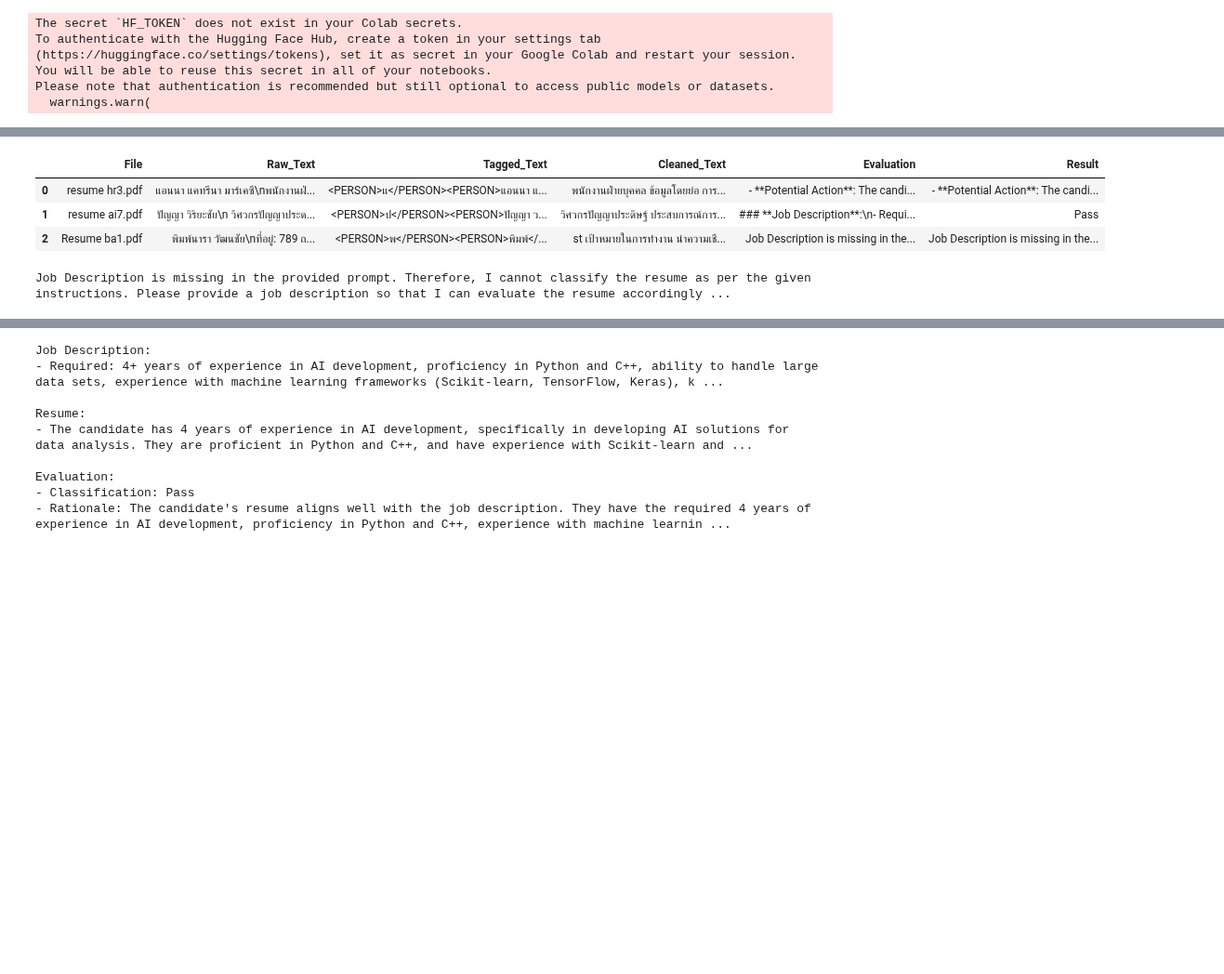
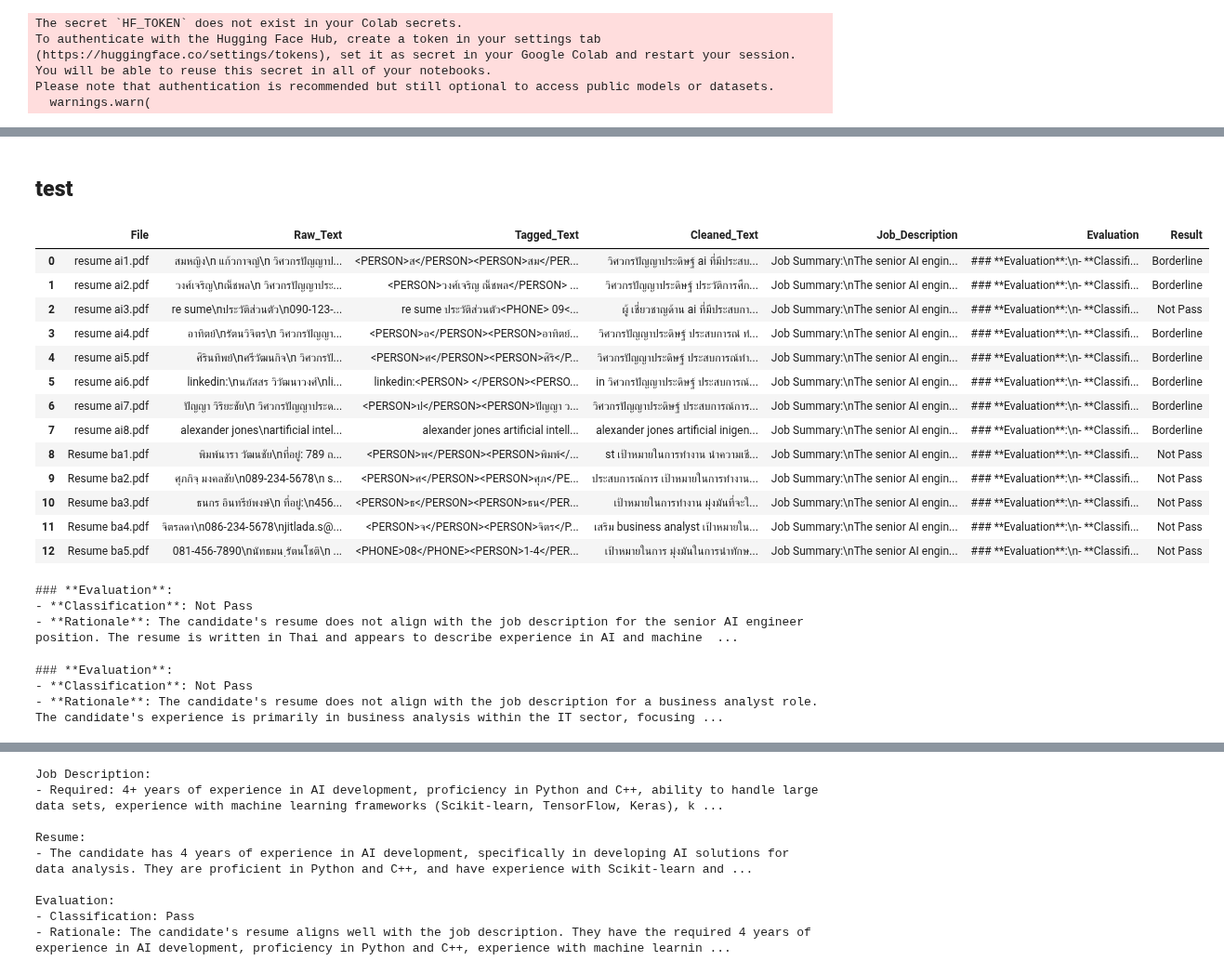
Before and after one commit to nxxk23/AI-Engineer, a Jupyter notebook: extract/gradioprompt.ipynb, the cells around one changed output, grey strips where cells are left out. Shown at 93% size. Drawn from its saved outputs; the diff is of its cells as text; code cells hidden in the pictures; blank space fills up the shorter version.

```diff
--- a/extract/gradioprompt.ipynb
+++ b/extract/gradioprompt.ipynb
@@ -361,9 +378,2 @@ Killing tunnel 127.0.0.1:7860 <> https://a1c213677e43531971.gradio.live
-# %%
-import pandas as pd
-BA = pd.read_csv('/content/output.csv')
-BA
-# %% [output]
-|  | File | Raw_Text | Tagged_Text | Cleaned_Text | Evaluation | Result |
-| 0 | resume hr3.pdf | แอนนา แคทรีนา มาร์เคซี\nพนักงานฝ่... | <PERSON>แ</PERSON><PERSON>แอนนา แ... | พนักงานฝ่ายบุคคล ข้อมูลโดยย่อ การ... | - **Potential Action**: The candi... | - **Potential Action**: The candi... |
-| 1 | resume ai7.pdf | ปัญญา วิริยะชัย\n วิศวกรปัญญาประด... | <PERSON>ป</PERSON><PERSON>ปัญญา ว... | วิศวกรปัญญาประดิษฐ์ ประสบการณ์การ... | ### **Job Description**:\n- Requi... | Pass |
-| 2 | Resume ba1.pdf | พิมพ์นารา วัฒนชัย\nที่อยู่: 789 ถ... | <PERSON>พ</PERSON><PERSON>พิมพ์</... | st เป้าหมายในการทํางาน นําความเชี... | Job Description is missing in the... | Job Description is missing in the... |
+# %% [markdown]
+## **test**
@@ -370,4 +388,35 @@ BA
+# %%
+## job = BA(https://th.jobsdb.com/Business-Analysis-jobs?jobId=78649722&type=standout) resume AI and BA
+## job = BA(https://th.jobsdb.com/AI-Engineer-jobs?jobId=78442339&type=standout)) resume AI and BA
+
+import pandas as pd
+AI = pd.read_csv('/content/output.csv')
+AI.to_csv('/content/drive/MyDrive/AIEngineer/resume/JOB/TEST_AI+BA.csv')
+AI
+# %% [output]
+|  | File | Raw_Text | Tagged_Text | Cleaned_Text | Job_Description | Evaluation | Result |
+| 0 | resume ai1.pdf | สมหญิง\n แก้วกาจญ์\n วิศวกรปัญญาป... | <PERSON>ส</PERSON><PERSON>สม</PER... | วิศวกรปัญญาประดิษฐ์ ai ที่มีประสบ... | Job Summary:\nThe senior AI engin... | ### **Evaluation**:\n- **Classifi... | Borderline |
+| 1 | resume ai2.pdf | วงศ์เจริญ\nณ็ชพล\n วิศวกรปัญญาประ... | <PERSON>วงศ์เจริญ ณ็ชพล</PERSON> ... | วิศวกรปัญญาประดิษฐ์ ประวัติการศึก... | Job Summary:\nThe senior AI engin... | ### **Evaluation**:\n- **Classifi... | Borderline |
+| 2 | resume ai3.pdf | re sume\nประวัติส่วนตัว\n090-123-... | re sume ประวัติส่วนตัว<PHONE> 09<... | ผู้ เชี่ยวชาญด้าน ai ที่มีประสบกา... | Job Summary:\nThe senior AI engin... | ### **Evaluation**:\n- **Classifi... | Not Pass |
+| 3 | resume ai4.pdf | อาทิตย์\nรัตนวิจิตร\n วิศวกรปัญญา... | <PERSON>อ</PERSON><PERSON>อาทิตย์... | วิศวกรปัญญาประดิษฐ์ ประสบการณํ ทํ... | Job Summary:\nThe senior AI engin... | ### **Evaluation**:\n- **Classifi... | Borderline |
+| 4 | resume ai5.pdf | ศิรินทิพย์\nศรีวัฒนกิจ\n วิศวกรปั... | <PERSON>ศ</PERSON><PERSON>ศิริ</P... | วิศวกรปัญญาประดิษฐ์ ประสบการณ์ทํา... | Job Summary:\nThe senior AI engin... | ### **Evaluation**:\n- **Classifi... | Borderline |
+| 5 | resume ai6.pdf | linkedin:\nนภัสสร วิวัฒนาวงศ์\nli... | linkedin:<PERSON> </PERSON><PERSO... | in วิศวกรปัญญาประดิษฐ์ ประสบการณ์... | Job Summary:\nThe senior AI engin... | ### **Evaluation**:\n- **Classifi... | Borderline |
+| 6 | resume ai7.pdf | ปัญญา วิริยะชัย\n วิศวกรปัญญาประด... | <PERSON>ป</PERSON><PERSON>ปัญญา ว... | วิศวกรปัญญาประดิษฐ์ ประสบการณ์การ... | Job Summary:\nThe senior AI engin... | ### **Evaluation**:\n- **Classifi... | Borderline |
+| 7 | resume ai8.pdf | alexander jones\nartificial intel... | alexander jones artificial intell... | alexander jones artificial inigen... | Job Summary:\nThe senior AI engin... | ### **Evaluation**:\n- **Classifi... | Borderline |
+| 8 | Resume ba1.pdf | พิมพ์นารา วัฒนชัย\nที่อยู่: 789 ถ... | <PERSON>พ</PERSON><PERSON>พิมพ์</... | st เป้าหมายในการทํางาน นําความเชี... | Job Summary:\nThe senior AI engin... | ### **Evaluation**:\n- **Classifi... | Not Pass |
+| 9 | Resume ba2.pdf | ศุภกิจฺ มงคลชัย\n089-234-5678\n s... | <PERSON>ศ</PERSON><PERSON>ศุภ</PE... | ประสบการณ์การ เป้าหมายในการทํางาน... | Job Summary:\nThe senior AI engin... | ### **Evaluation**:\n- **Classifi... | Not Pass |
+| 10 | Resume ba3.pdf | ธนกร อินทรีย์พงษ์\n ที่อยู่:\n456... | <PERSON>ธ</PERSON><PERSON>ธน</PER... | เป้าหมายในการทํางาน มุ่งมันที่จะใ... | Job Summary:\nThe senior AI engin... | ### **Evaluation**:\n- **Classifi... | Not Pass |
+| 11 | Resume ba4.pdf | จิตรลดา\n086-234-5678\njitlada.s@... | <PERSON>จ</PERSON><PERSON>จิตร</P... | เสริม business analyst เป้าหมายใน... | Job Summary:\nThe senior AI engin... | ### **Evaluation**:\n- **Classifi... | Not Pass |
+| 12 | Resume ba5.pdf | 081-456-7890\nนัทธมน ฺรัตนโชติ\n ... | <PHONE>08</PHONE><PERSON>1-4</PER... | เป้าหมายในการ มุ่งมันในการนําทักษ... | Job Summary:\nThe senior AI engin... | ### **Evaluation**:\n- **Classifi... | Not Pass |
 # %%
-print(BA['Evaluation'].iloc[2])
+print(AI['Evaluation'].iloc[2])
 # %% [output]
-Job Description is missing in the provided prompt. Therefore, I cannot classify the resume as per the given instructions. Please provide a job description so that I can evaluate the resume accordingly ...
+### **Evaluation**:
+- **Classification**: Not Pass
+- **Rationale**: The candidate's resume does not align with the job description for the senior AI engineer position. The resume is written in Thai and appears to describe experience in AI and machine  ...
+# %%
+print(BA['Evaluation'].iloc[11])
+# %% [output]
+### **Evaluation**:
+- **Classification**: Not Pass
+- **Rationale**: The candidate's resume does not align with the job description for a business analyst role. The candidate's experience is primarily in business analysis within the IT sector, focusing ...
```
Also changed, not shown: parts of 8 cells of this notebook.
